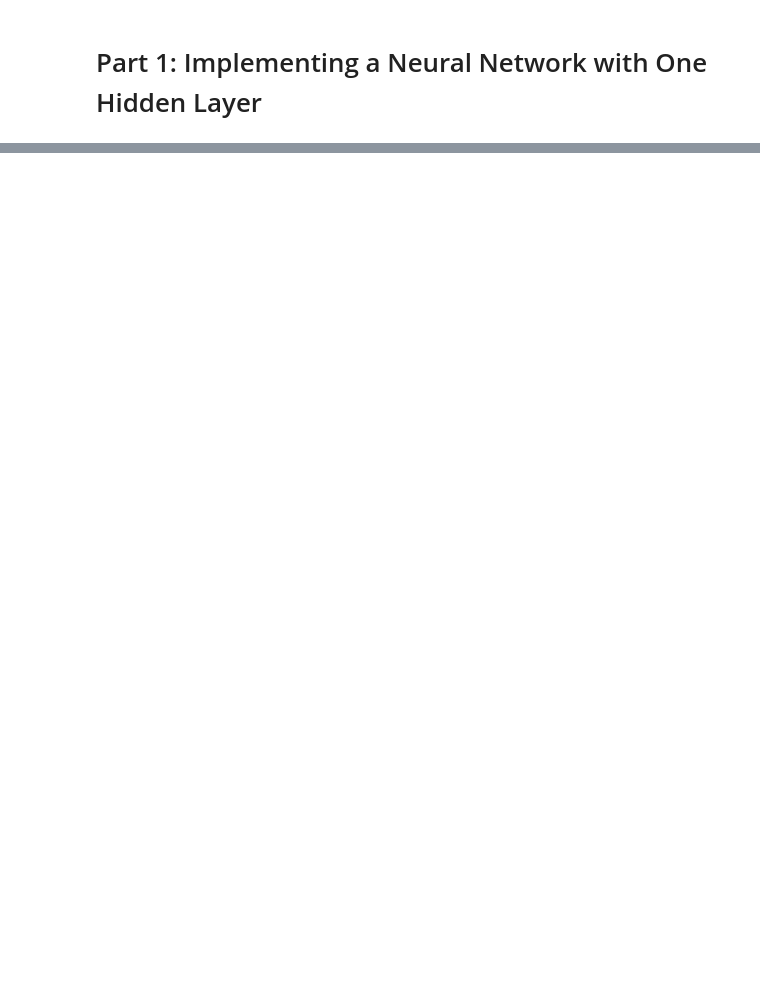
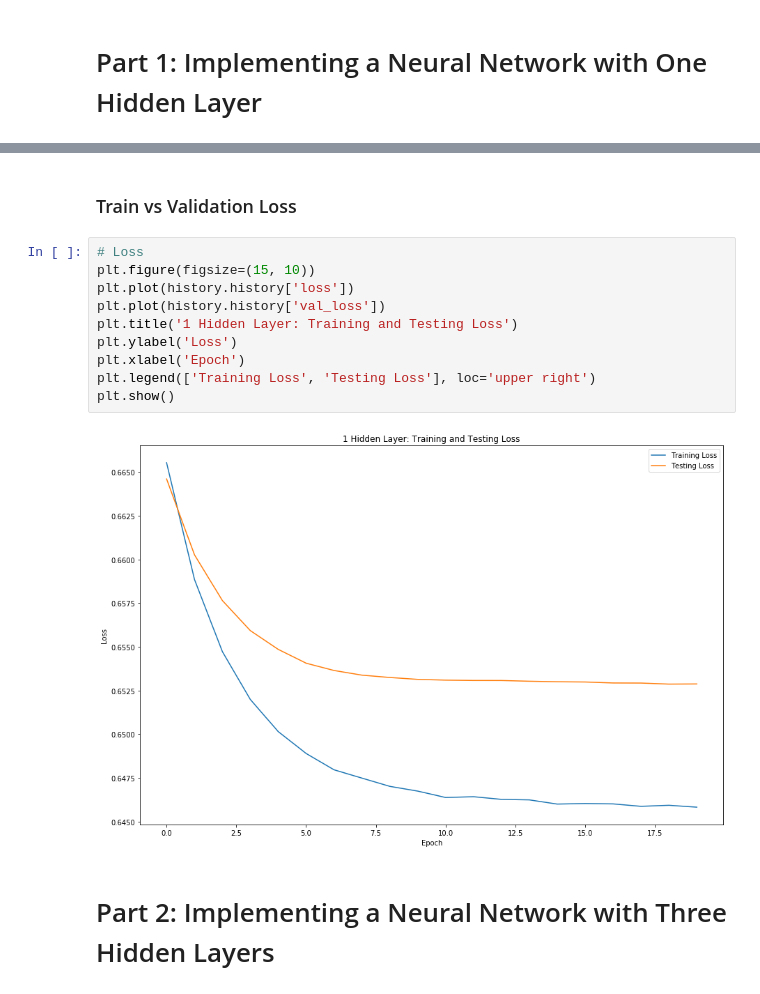
Before and after one commit to Aritra-Paul/neural-network, a Jupyter notebook: cse474_assignment2.ipynb, the cells around one changed output, grey strips where cells are left out. Cells and saved outputs as stored; diff of their text form; blank space fills up the shorter version.

Commit message:
skeleton code for both parts are done

```diff
--- a/cse474_assignment2.ipynb
+++ b/cse474_assignment2.ipynb
@@ -148,0 +169,16 @@ _________________________________________________________________
+# %% [markdown]
+### Train vs Validation Loss
+# %%
+# Loss
+plt.figure(figsize=(15, 10))
+plt.plot(history.history['loss'])
+plt.plot(history.history['val_loss'])
+plt.title('1 Hidden Layer: Training and Testing Loss')
+plt.ylabel('Loss')
+plt.xlabel('Epoch')
+plt.legend(['Training Loss', 'Testing Loss'], loc='upper right')
+plt.show()
+# %% [output]
+[figure, added]
+# %% [markdown]
+# Part 2: Implementing a Neural Network with Three Hidden Layers
```
Also changed, not shown: parts of 11 cells of this notebook, 2 other files.
